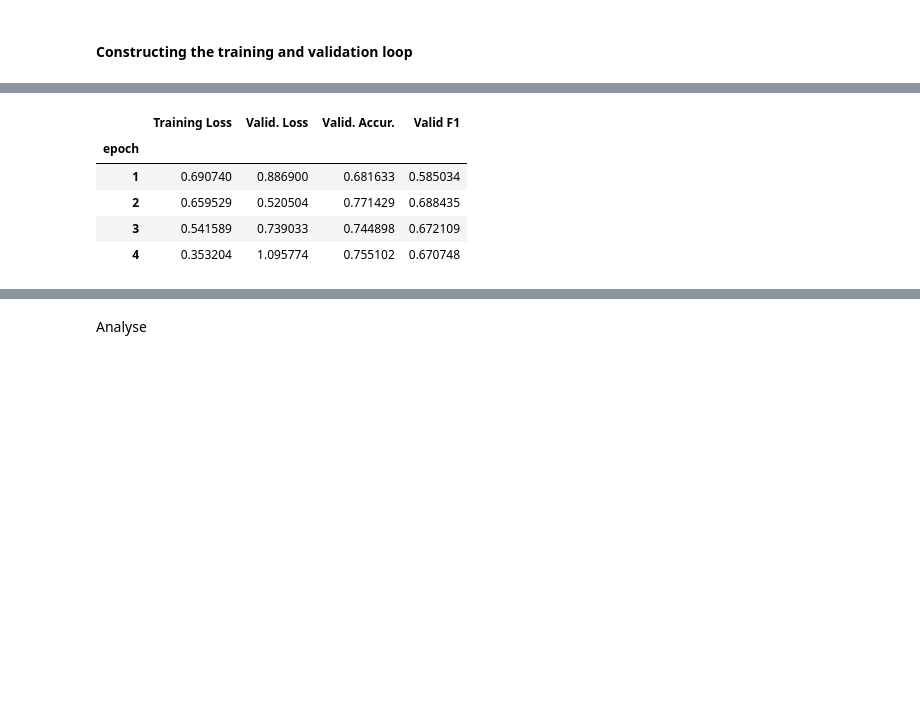
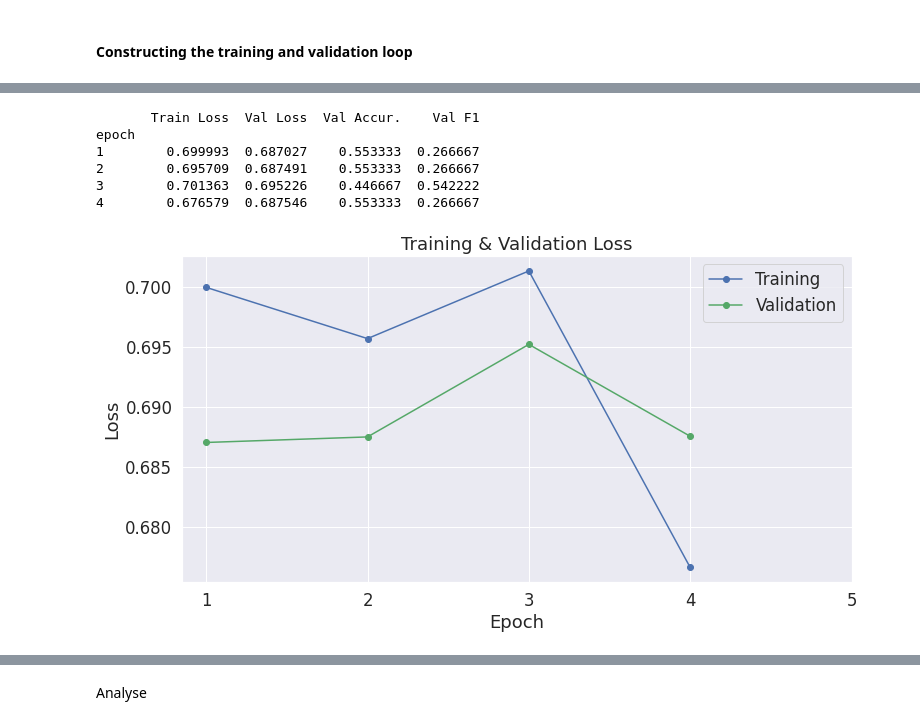
Before and after one commit to cerezamo/NLP_brouillon, a Jupyter notebook: Camembert_v2.ipynb, the cells around one changed output, grey strips where cells are left out. Drawn from its saved outputs; the diff is of its cells as text; code cells hidden in the pictures; blank space fills up the shorter version.

```diff
--- a/Camembert_v2.ipynb
+++ b/Camembert_v2.ipynb
@@ -354,7 +353,7 @@ We have 490 validation texts
 Data loaders created for train [0] and val [1]
 # %%
 print('############### Balanced sample ################')
-train_loader_balanced, val_loader_balanced = prepare_to_feed(df_balanced,length=500,batch_size_value=2)
+train_loader_balanced, val_loader_balanced = prepare_to_feed(df_balanced,length=500,batch_size_value=2,length_train=0.8)
 # %% [output]
 ############### Balanced sample ################
 Let's check for the first text indexes, attention masks and labels
@@ -717,16 +706,15 @@ Training starts
 
 Done !
-# %%
-df_stats = pd.DataFrame(data=results_balanced)
-df_stats = df_stats.set_index('epoch')
-df_stats
-# %% [output]
-|  | Training Loss | Valid. Loss | Valid. Accur. | Valid F1 |
-| epoch |  |  |  |  |
-| 1 | 0.690740 | 0.886900 | 0.681633 | 0.585034 |
-| 2 | 0.659529 | 0.520504 | 0.771429 | 0.688435 |
-| 3 | 0.541589 | 0.739033 | 0.744898 | 0.672109 |
-| 4 | 0.353204 | 1.095774 | 0.755102 | 0.670748 |
+# %%
+report_model_1(results_balanced)
+# %% [output]
+       Train Loss  Val Loss  Val Accur.    Val F1
+epoch
+1        0.699993  0.687027    0.553333  0.266667
+2        0.695709  0.687491    0.553333  0.266667
+3        0.701363  0.695226    0.446667  0.542222
+4        0.676579  0.687546    0.553333  0.266667
+[figure, added]
 # %%
 results_balanced_split = train_val_gendermodel(train_loader=train_loader_balanced_split, val_loader=val_loader_balanced_split, epochs_val=4,seed_val=2020,device=device,lr_value=5e-5)
 # %% [output]
```
Also changed, not shown: parts of 45 cells of this notebook.
